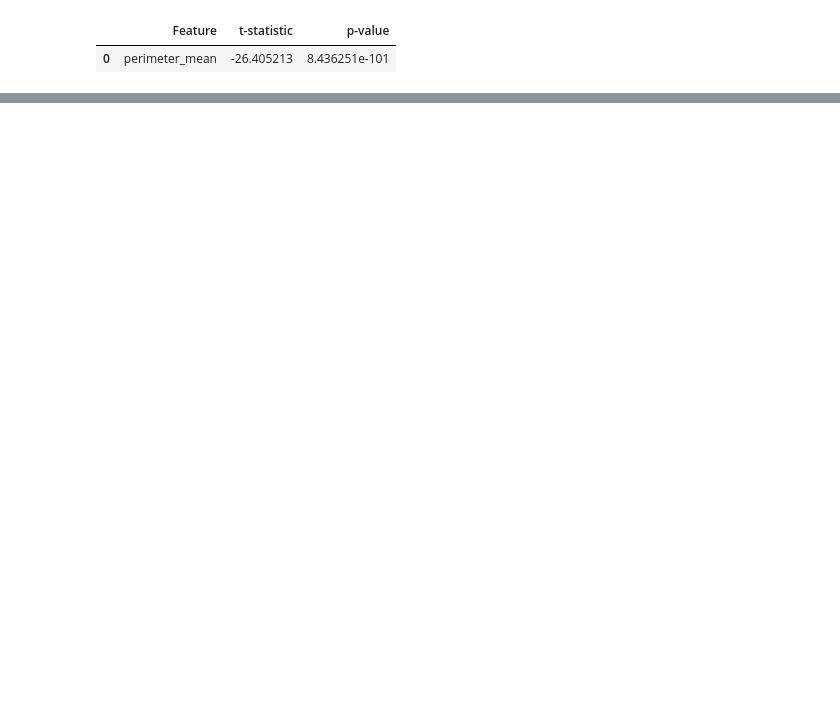
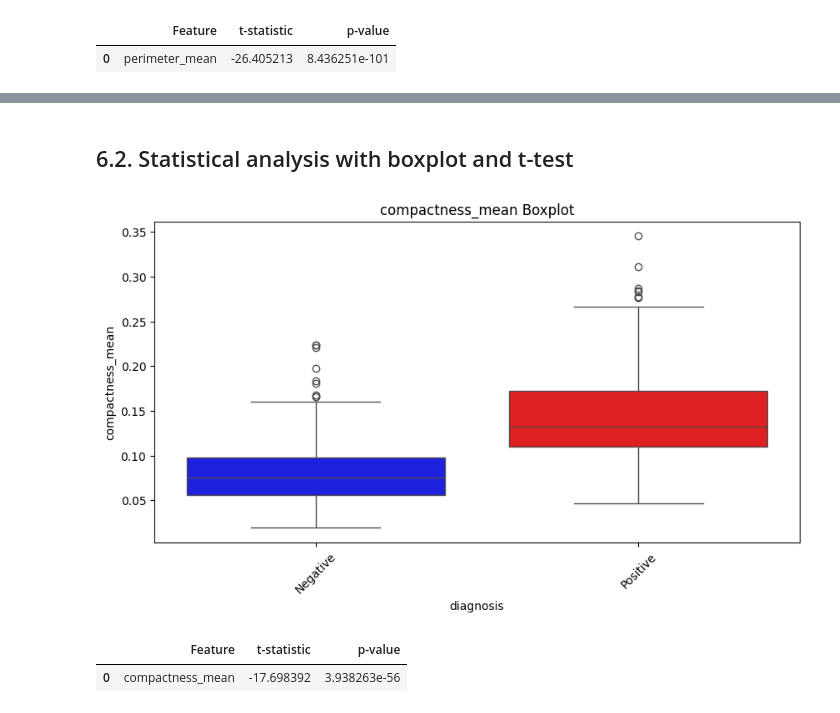
Before and after one commit to plamensve/BREAST_CANCER_ML, a Jupyter notebook: notebooks/02_eda_pdata.ipynb, the cells around one changed output, grey strips where cells are left out. Saved outputs shown, nothing was run; the diff lists cells and outputs as text; code cells hidden in the pictures; blank space fills up the shorter version.

```diff
--- a/notebooks/02_eda_pdata.ipynb
+++ b/notebooks/02_eda_pdata.ipynb
@@ -129,0 +191,12 @@ stat_analysis_perimeter_mean.display_ttest()
+# %% [markdown]
+## 6.2. Statistical analysis with boxplot and t-test
+# %%
+stat_analysis_compactness_mean = FeatureStats(dataset=data, target_column='diagnosis', feature='compactness_mean')
+stat_analysis_compactness_mean.display_boxplot()
+# %% [output]
+[figure, added]
+# %%
+stat_analysis_compactness_mean.display_ttest()
+# %% [output]
+|  | Feature | t-statistic | p-value |
+| 0 | compactness_mean | -17.698392 | 3.938263e-56 |
```
Also changed, not shown: parts of 34 cells of this notebook, 6 other files.
